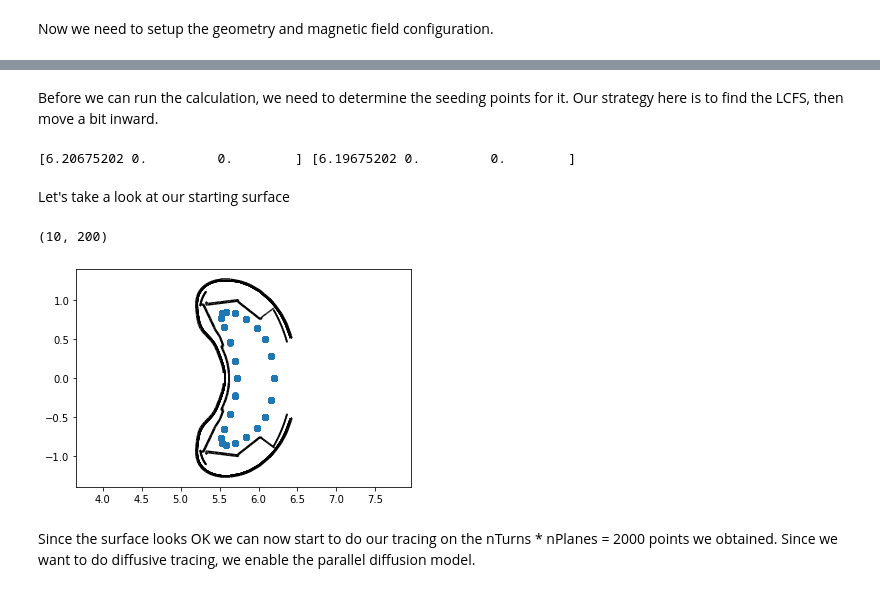
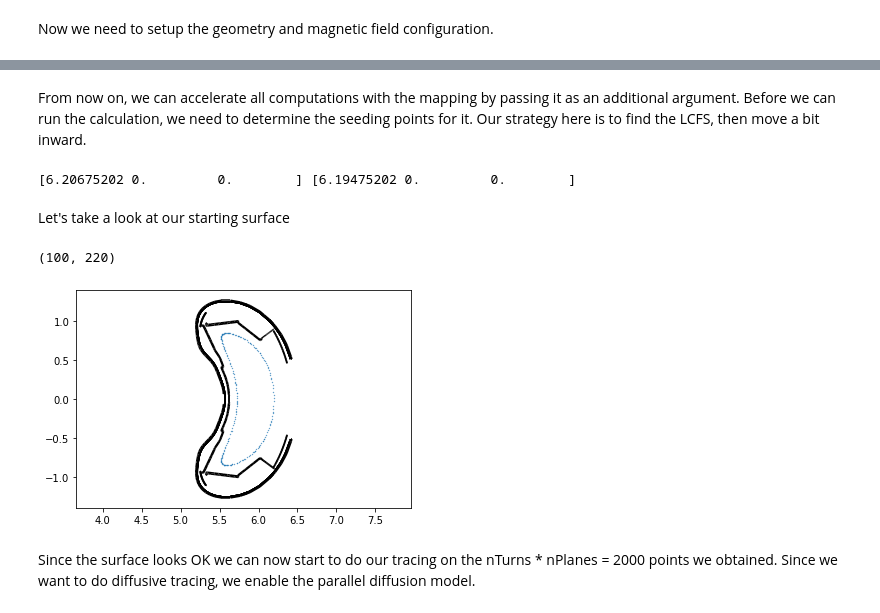
Before and after one commit to alexrobomind/fusionsc, a Jupyter notebook: docs/howto/Heat Load Calculation.ipynb, the cells around one changed output, grey strips where cells are left out. Cells and saved outputs as stored; diff of their text form; code cells hidden in the pictures.

Commit message:
RFLM works. Speedups are OFF THE CHARTS

```diff
--- a/docs/howto/Heat Load Calculation.ipynb
+++ b/docs/howto/Heat Load Calculation.ipynb
@@ -26,30 +28,40 @@ geometry = geometry.index(w7x.defaultGeometryGrid)
+# %%
+mapping = fsc.flt.computeMapping(
+    field,
+    np.radians(72 * np.arange(0, 5)), # Mapping planes
+    r = np.linspace(4, 7, 200), # R values for mapping grid
+    z = np.linspace(-1.5, 1.5, 200), # Z values for mapping grid
+    stepSize = 0.01, # Step size for tracing computation
+    distanceLimit = 7 * 2 * np.pi / 8 # Distance limit for tracing computation (no field line needed to be longer than 1/10th of device)
+)
 # %% [markdown]
+From now on, we can accelerate all computations with the mapping by passing it as an additional argument.
 Before we can run the calculation, we need to determine the seeding points for it. Our strategy here is to find the LCFS, then move a bit inward.
 # %%
 pInside = [5.5, 0, 0]
 pOutside = [6.5, 0, 0]
 
-lcfs = fsc.flt.findLCFS(field, geometry, pOutside, pInside)
+lcfs = fsc.flt.findLCFS(field, geometry, pOutside, pInside, mapping = mapping)
 # %%
-pStart = lcfs + [-0.01, 0, 0]
+pStart = lcfs + [-0.012, 0, 0]
 print(lcfs, pStart)
 # %% [output]
-[6.20675202 0.         0.        ] [6.19675202 0.         0.        ]
+[6.20675202 0.         0.        ] [6.19475202 0.         0.        ]
 # %%
-startPlanes = np.linspace(0 , 2 / 5 * np.pi, 10, endpoint = False)
-nTurns = 200
-xSurf, ySurf, zSurf, _, _ = fsc.flt.poincareInPhiPlanes(pStart, field, startPlanes, nTurns)
+startPlanes = np.linspace(0 , 2 / 5 * np.pi, 100, endpoint = False)
+nTurns = 220
+xSurf, ySurf, zSurf, _, _ = fsc.flt.poincareInPhiPlanes(pStart, field, startPlanes, nTurns, mapping = mapping, stepSize = 1)
 # %% [markdown]
 Let's take a look at our starting surface
 # %%
 rSurf = np.sqrt(xSurf**2 + ySurf**2)
-plt.scatter(rSurf[0], zSurf[0])
+plt.scatter(rSurf[0], zSurf[0], s = 0.1)
 geometry.plotCut(startPlanes[0], color='k')
 plt.axis("equal")
 xSurf.shape
 # %% [output]
-(10, 200)
+(100, 220)
-[figure, old version]
+[figure, new version]
 # %% [markdown]
 Since the surface looks OK we can now start to do our tracing on the nTurns * nPlanes = 2000 points we obtained. Since we want to do diffusive tracing, we enable the parallel diffusion model.
 # %%
```
Also changed, not shown: parts of 4 cells of this notebook, 10 other files.
